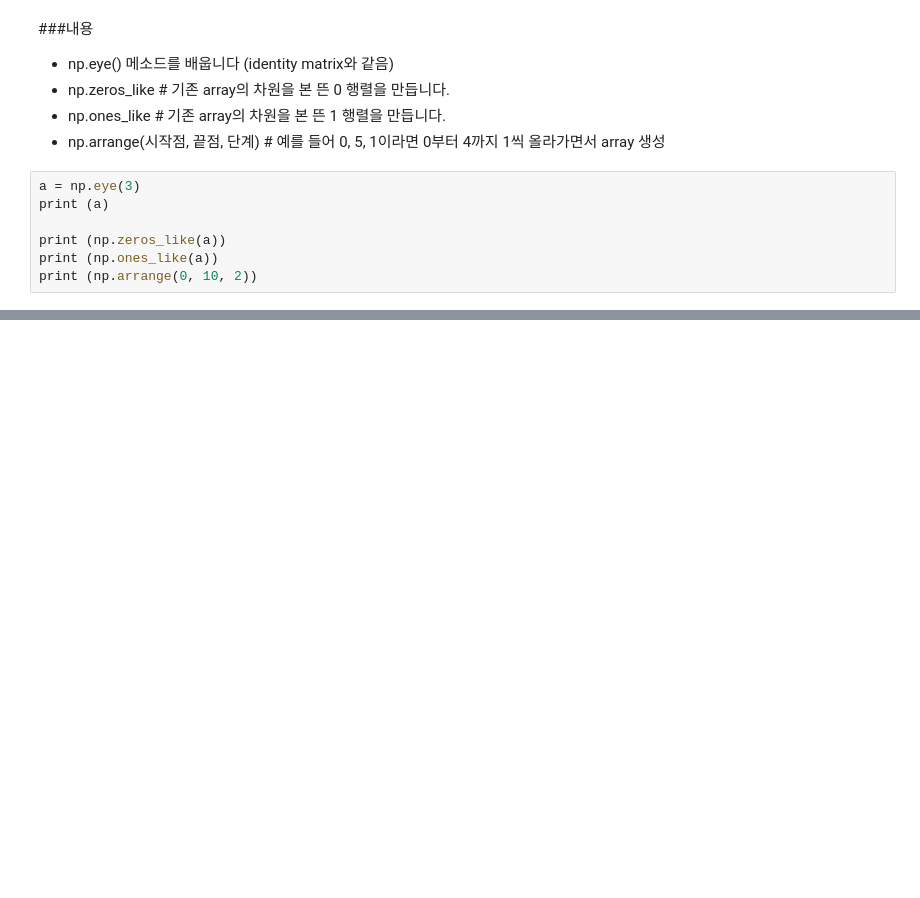
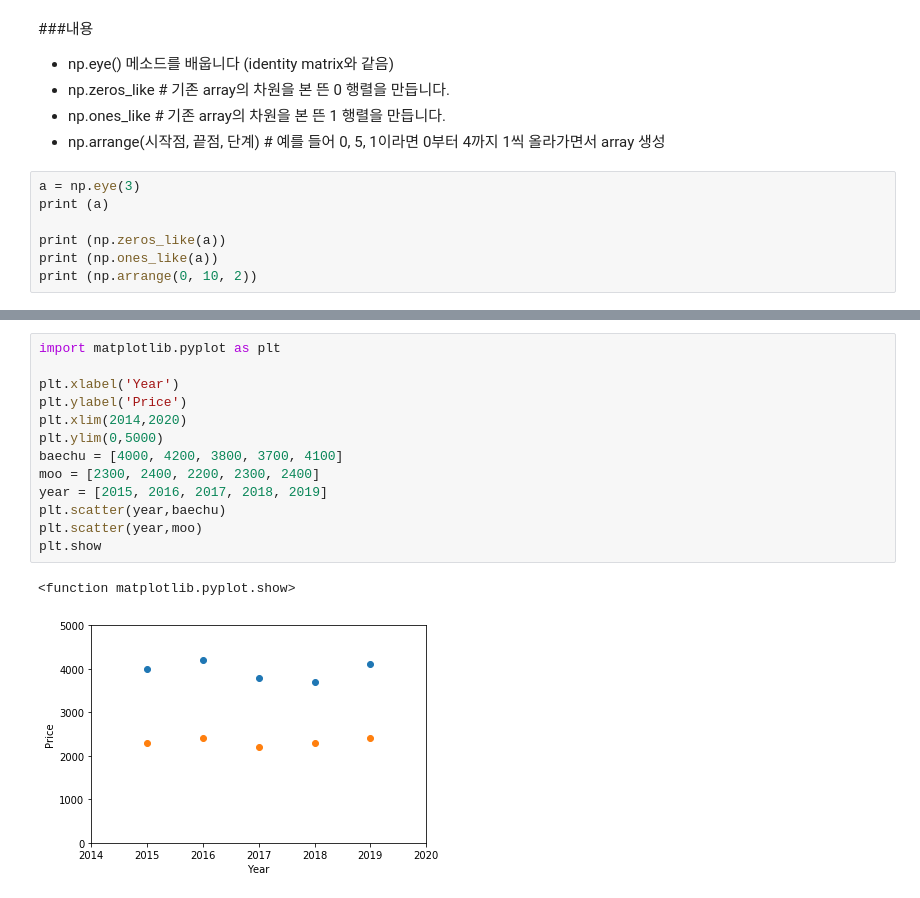
Before and after one commit to joshuajhchoi/ai2learn, a Jupyter notebook: 파이썬_초보자를_위한_6시간_만에_파이썬_기초문법부터_머신러닝_캐글_입문.ipynb, the cells around one changed output, grey strips where cells are left out. Drawn from its saved outputs; the diff is of its cells as text; blank space fills up the shorter version.

```diff
--- a/파이썬_초보자를_위한_6시간_만에_파이썬_기초문법부터_머신러닝_캐글_입문.ipynb
+++ b/파이썬_초보자를_위한_6시간_만에_파이썬_기초문법부터_머신러닝_캐글_입문.ipynb
@@ -4209,0 +4709,16 @@ print (np.arrange(0, 10, 2))
+# %%
+import matplotlib.pyplot as plt
+
+plt.xlabel('Year')
+plt.ylabel('Price')
+plt.xlim(2014,2020)
+plt.ylim(0,5000)
+baechu = [4000, 4200, 3800, 3700, 4100]
+moo = [2300, 2400, 2200, 2300, 2400]
+year = [2015, 2016, 2017, 2018, 2019]
+plt.scatter(year,baechu)
+plt.scatter(year,moo)
+plt.show
+# %% [output]
+<function matplotlib.pyplot.show>
+[figure, added]
```
Also changed, not shown: parts of 111 cells of this notebook.
